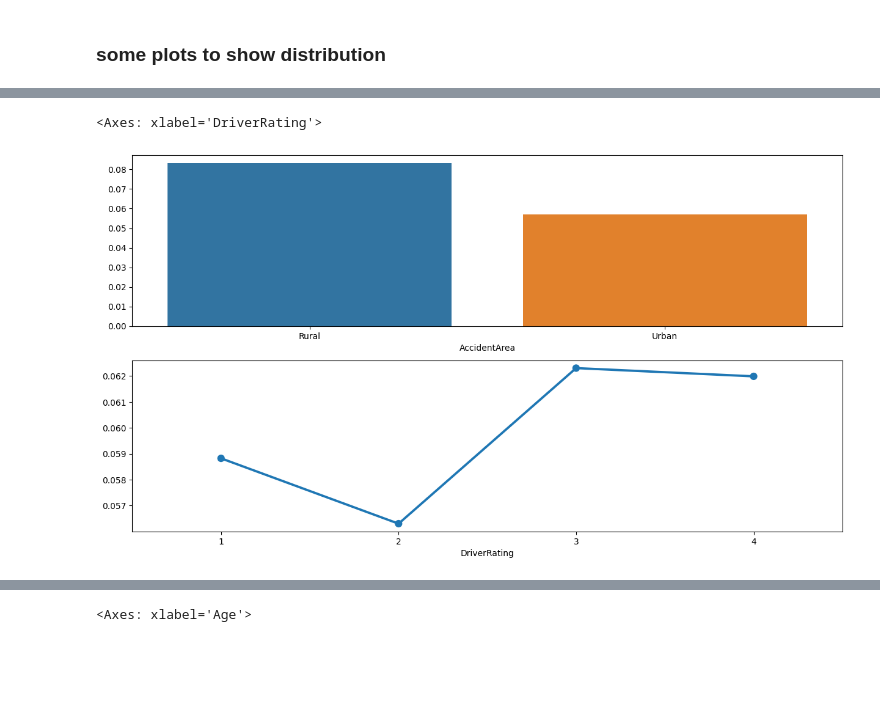
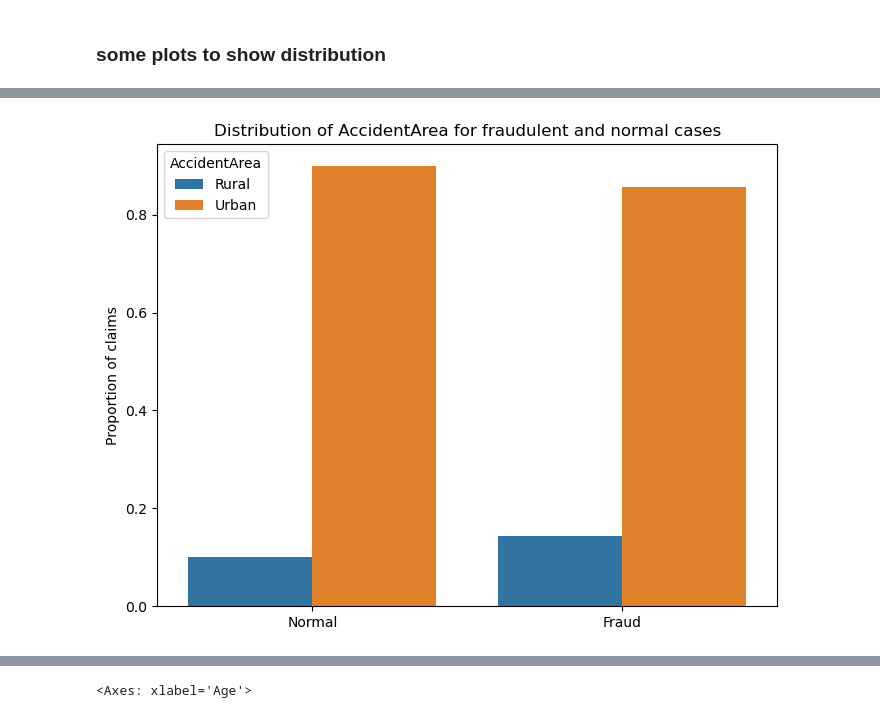
Before and after one commit to dapscc/bt4012_fraud, a Jupyter notebook: eda.ipynb, the cells around one changed output, grey strips where cells are left out. Saved outputs shown, nothing was run; the diff lists cells and outputs as text; code cells hidden in the pictures; blank space fills up the shorter version.

```diff
--- a/eda.ipynb
+++ b/eda.ipynb
@@ -83,12 +89,16 @@ df['FraudFound'].value_counts().plot(kind='bar')
 # %%
 df = df.replace('No', 0)
 df = df.replace('Yes', 1)
-# %%
-area_fraud = df.groupby('AccidentArea')['FraudFound'].mean()
-rating_fraud = df.groupby('DriverRating')['FraudFound'].mean()
-fig, ax = plt.subplots(2, 1, figsize=(15,8))
-sns.barplot(x=area_fraud.index, y=area_fraud.values, ax=ax[0])
-sns.pointplot(x=rating_fraud.index, y=rating_fraud.values, ax=ax[1])
-# %% [output]
-<Axes: xlabel='DriverRating'>
-[figure, removed]
+# %%
+plt.figure(figsize = (8, 6))
+accident_area_by_fraud = df.groupby(['FraudFound', 'AccidentArea']).size().groupby(level = 0, group_keys = False).apply(lambda x: x / x.sum()).reset_index(name = 'Proportion')
+sns.barplot(data = accident_area_by_fraud, x = 'FraudFound', y = 'Proportion', hue = 'AccidentArea')
+
+plt.title('Distribution of AccidentArea for fraudulent and normal cases')
+plt.xlabel('')
+plt.xticks(ticks = [0, 1], labels = ['Normal', 'Fraud'])
+plt.ylabel('Proportion of claims')
+
+plt.show()
+# %% [output]
+[figure, added]
```
Also changed, not shown: parts of 8 cells of this notebook.
